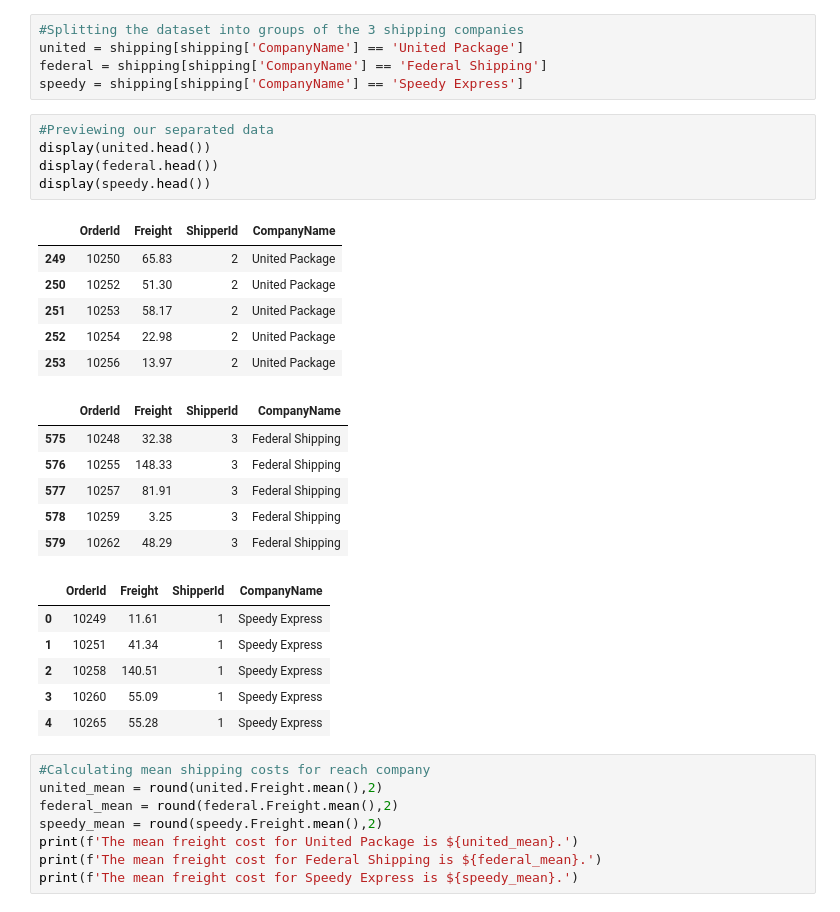
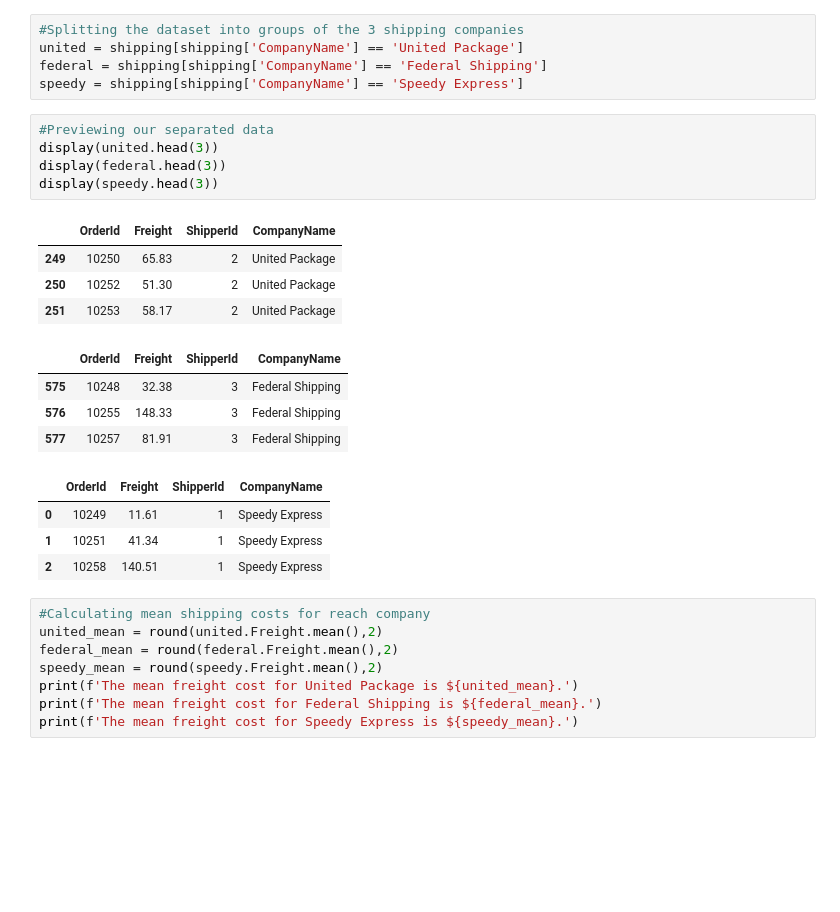
Before and after one commit to jbardey2/dsc-2-final-project-online-ds-ft-041519, a Jupyter notebook: ProjectNotebook.ipynb, the cells around one changed output. Drawn from its saved outputs; the diff is of its cells as text; blank space fills up the shorter version.

```diff
--- a/ProjectNotebook.ipynb
+++ b/ProjectNotebook.ipynb
@@ -854,28 +846,22 @@ federal = shipping[shipping['CompanyName'] == 'Federal Shipping']
 speedy = shipping[shipping['CompanyName'] == 'Speedy Express']
 # %%
 #Previewing our separated data
-display(united.head())
-display(federal.head())
-display(speedy.head())
+display(united.head(3))
+display(federal.head(3))
+display(speedy.head(3))
 # %% [output]
 |  | OrderId | Freight | ShipperId | CompanyName |
 | 249 | 10250 | 65.83 | 2 | United Package |
 | 250 | 10252 | 51.30 | 2 | United Package |
 | 251 | 10253 | 58.17 | 2 | United Package |
-| 252 | 10254 | 22.98 | 2 | United Package |
-| 253 | 10256 | 13.97 | 2 | United Package |
 |  | OrderId | Freight | ShipperId | CompanyName |
 | 575 | 10248 | 32.38 | 3 | Federal Shipping |
 | 576 | 10255 | 148.33 | 3 | Federal Shipping |
 | 577 | 10257 | 81.91 | 3 | Federal Shipping |
-| 578 | 10259 | 3.25 | 3 | Federal Shipping |
-| 579 | 10262 | 48.29 | 3 | Federal Shipping |
 |  | OrderId | Freight | ShipperId | CompanyName |
 | 0 | 10249 | 11.61 | 1 | Speedy Express |
 | 1 | 10251 | 41.34 | 1 | Speedy Express |
 | 2 | 10258 | 140.51 | 1 | Speedy Express |
-| 3 | 10260 | 55.09 | 1 | Speedy Express |
-| 4 | 10265 | 55.28 | 1 | Speedy Express |
 # %%
 #Calculating mean shipping costs for reach company
 united_mean = round(united.Freight.mean(),2)
```
Also changed, not shown: parts of 14 cells of this notebook.
